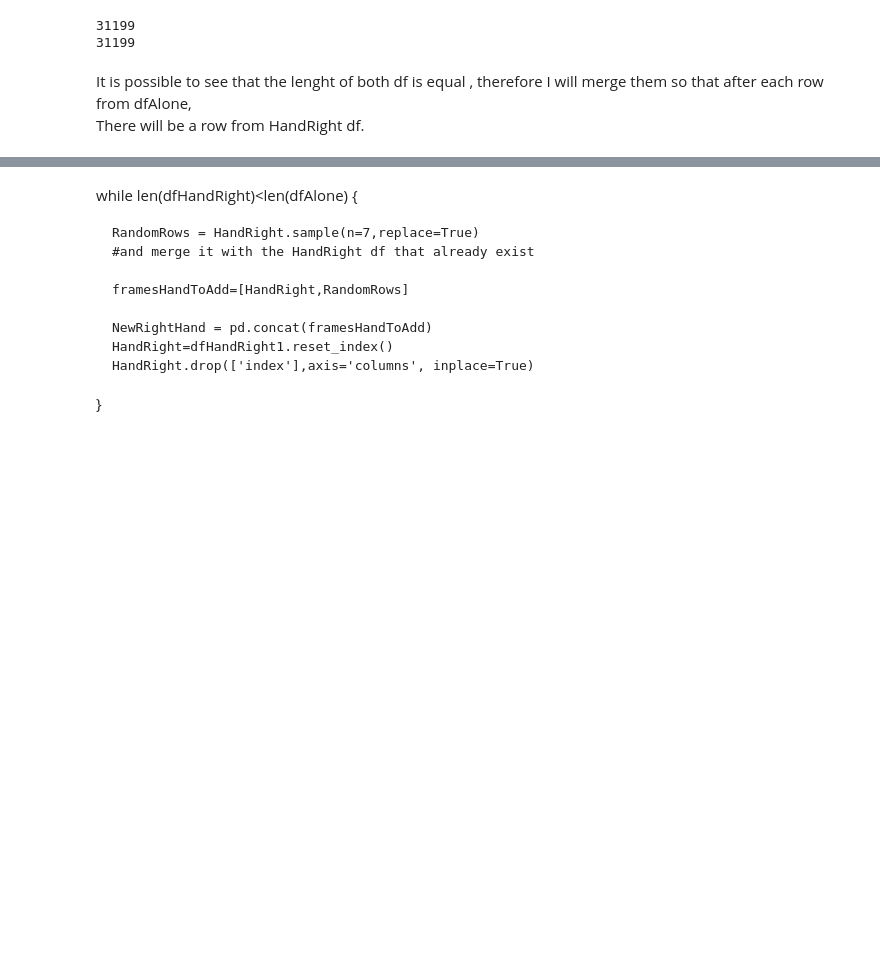
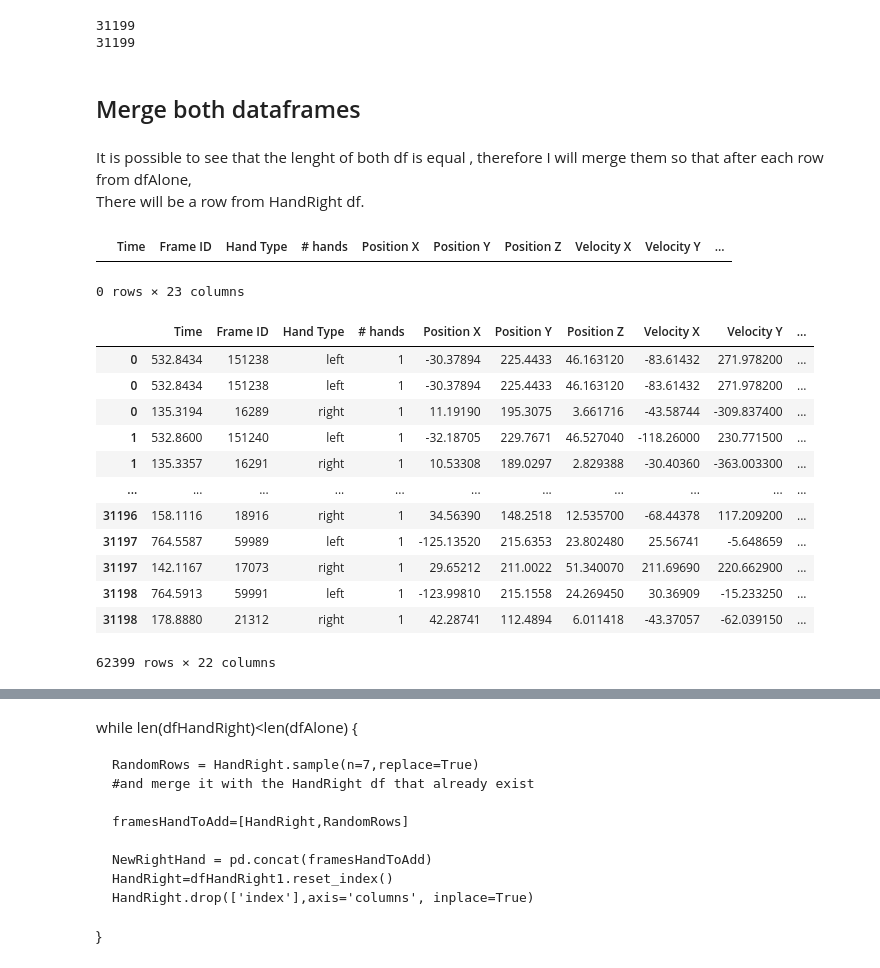
Before and after one commit to yuvalTrip/Final-Project-First-Year-Semester-B, a Jupyter notebook: Pandas- Classification work-Hands Positions.ipynb, the cells around one changed output, grey strips where cells are left out. Saved outputs shown, nothing was run; the diff lists cells and outputs as text; code cells hidden in the pictures; blank space fills up the shorter version.

```diff
--- a/Pandas- Classification work-Hands Positions.ipynb
+++ b/Pandas- Classification work-Hands Positions.ipynb
@@ -433,6 +483,40 @@ print(len(HandRight.index))
 # %% [output]
 31199
 31199
+# %% [markdown]
+## Merge both dataframes
 # %% [markdown]
 It is possible to see that the lenght of both df is equal , therefore I will merge them so that after each row from dfAlone,<br>
 There will be a row from HandRight df.
+# %%
+#Create new empty df with the names of the columns
+
+dfAloneAndRight=pd.DataFrame(columns=('Time', ' Frame ID',' Hand Type',' # hands', ' Position X', ' Position Y', ' Position Z', ' Velocity X',
+             ' Velocity Y', ' Velocity Z',' Pitch',' Roll',' Yaw', ' Wrist Pos X', ' Wrist Pos Y', ' Wrist Pos Z', ' Elbow pos X',
+             ' Elbow Pos Y',' Elbow Pos Z',' Grab Strenth', ' Grab Angle', ' Pinch Strength','HandPosition_Label'))
+dfAloneAndRight
+# %% [output]
+|  | Time | Frame ID | Hand Type | # hands | Position X | Position Y | Position Z | Velocity X | Velocity Y | ... |
+0 rows × 23 columns
+# %%
+dfAloneAndRight=dfAlone.loc[[0]]
+i=0
+while i<31199:
+    dfAloneAndRight=dfAloneAndRight.append(dfAlone.loc[[i]])
+    dfAloneAndRight=dfAloneAndRight.append(HandRight.loc[[i]])
+    i=i+1
+dfAloneAndRight
+# %% [output]
+|  | Time | Frame ID | Hand Type | # hands | Position X | Position Y | Position Z | Velocity X | Velocity Y | ... |
+| 0 | 532.8434 | 151238 | left | 1 | -30.37894 | 225.4433 | 46.163120 | -83.61432 | 271.978200 | ... |
+| 0 | 532.8434 | 151238 | left | 1 | -30.37894 | 225.4433 | 46.163120 | -83.61432 | 271.978200 | ... |
+| 0 | 135.3194 | 16289 | right | 1 | 11.19190 | 195.3075 | 3.661716 | -43.58744 | -309.837400 | ... |
+| 1 | 532.8600 | 151240 | left | 1 | -32.18705 | 229.7671 | 46.527040 | -118.26000 | 230.771500 | ... |
+| 1 | 135.3357 | 16291 | right | 1 | 10.53308 | 189.0297 | 2.829388 | -30.40360 | -363.003300 | ... |
+| ... | ... | ... | ... | ... | ... | ... | ... | ... | ... | ... |
+| 31196 | 158.1116 | 18916 | right | 1 | 34.56390 | 148.2518 | 12.535700 | -68.44378 | 117.209200 | ... |
+| 31197 | 764.5587 | 59989 | left | 1 | -125.13520 | 215.6353 | 23.802480 | 25.56741 | -5.648659 | ... |
+| 31197 | 142.1167 | 17073 | right | 1 | 29.65212 | 211.0022 | 51.340070 | 211.69690 | 220.662900 | ... |
+| 31198 | 764.5913 | 59991 | left | 1 | -123.99810 | 215.1558 | 24.269450 | 30.36909 | -15.233250 | ... |
+| 31198 | 178.8880 | 21312 | right | 1 | 42.28741 | 112.4894 | 6.011418 | -43.37057 | -62.039150 | ... |
+62399 rows × 22 columns
```
Also changed, not shown: parts of 79 cells of this notebook.
